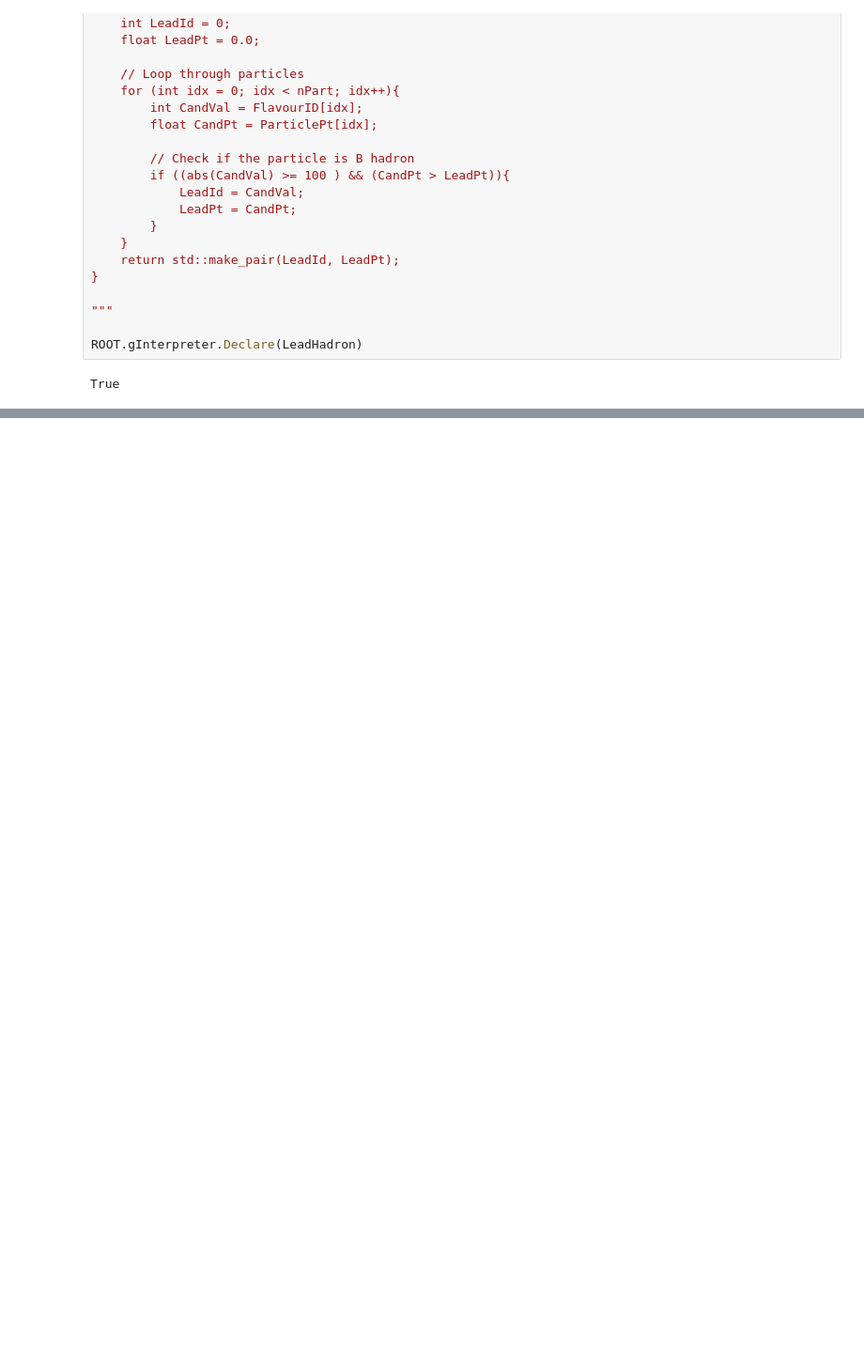
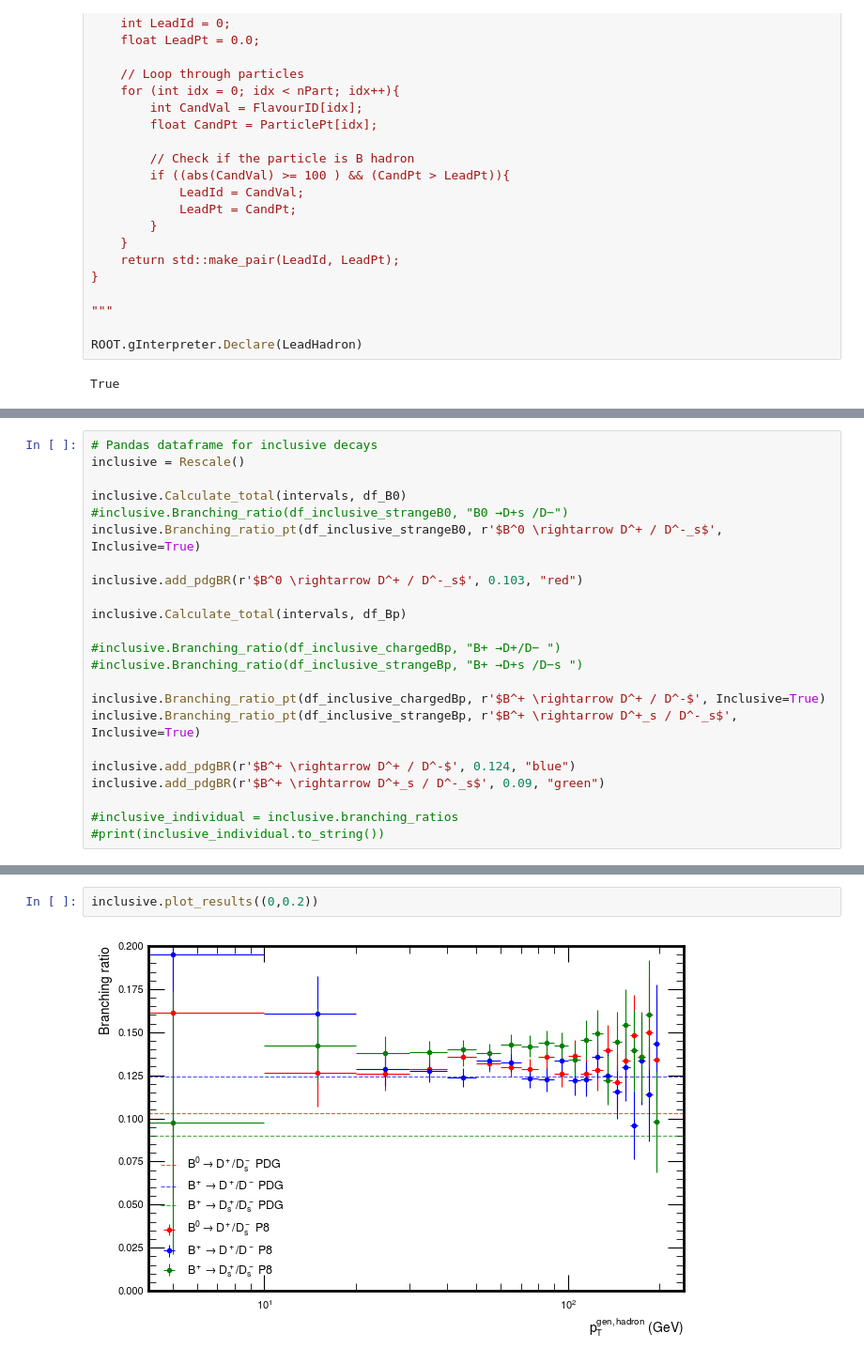
Before and after one commit to Maximiliam1/bJES, a Jupyter notebook: DecayChains.ipynb, the cells around one changed output, grey strips where cells are left out. Shown at 94% size. Saved outputs shown, nothing was run; the diff lists cells and outputs as text; blank space fills up the shorter version.

```diff
--- a/DecayChains.ipynb
+++ b/DecayChains.ipynb
@@ -686,0 +1051,23 @@ print(inclusive_individual.to_string())
+# %%
+# Pandas dataframe for inclusive decays
+inclusive = Rescale()
+
+inclusive.Calculate_total(intervals, df_B0)
+#inclusive.Branching_ratio(df_inclusive_strangeB0, "B0 →D+s /D−")
+inclusive.Branching_ratio_pt(df_inclusive_strangeB0, r'$B^0 \rightarrow D^+ / D^-_s$', Inclusive=True)
+
+inclusive.add_pdgBR(r'$B^0 \rightarrow D^+ / D^-_s$', 0.103, "red")
+
+inclusive.Calculate_total(intervals, df_Bp)
+
+#inclusive.Branching_ratio(df_inclusive_chargedBp, "B+ →D+/D− ")
+#inclusive.Branching_ratio(df_inclusive_strangeBp, "B+ →D+s /D−s ")
+
+inclusive.Branching_ratio_pt(df_inclusive_chargedBp, r'$B^+ \rightarrow D^+ / D^-$', Inclusive=True)
+inclusive.Branching_ratio_pt(df_inclusive_strangeBp, r'$B^+ \rightarrow D^+_s / D^-_s$', Inclusive=True)
+
+inclusive.add_pdgBR(r'$B^+ \rightarrow D^+ / D^-$', 0.124, "blue")
+inclusive.add_pdgBR(r'$B^+ \rightarrow D^+_s / D^-_s$', 0.09, "green")
+
+#inclusive_individual = inclusive.branching_ratios
+#print(inclusive_individual.to_string())
@@ -737,0 +1116,4 @@ print(inclusive_individual.to_string())
+# %%
+inclusive.plot_results((0,0.2))
+# %% [output]
+[figure, added]
```
Also changed, not shown: parts of 45 cells of this notebook.
